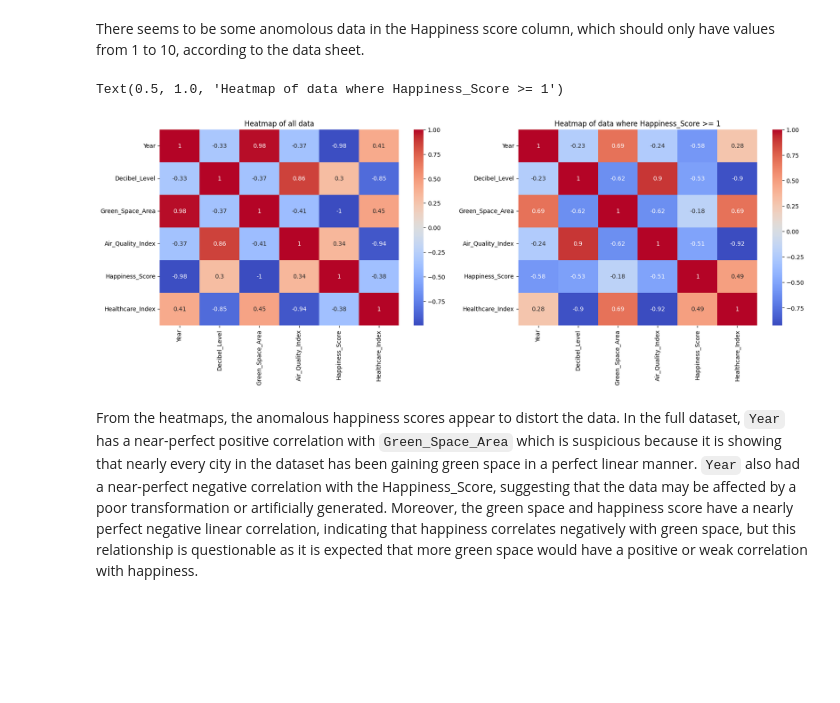
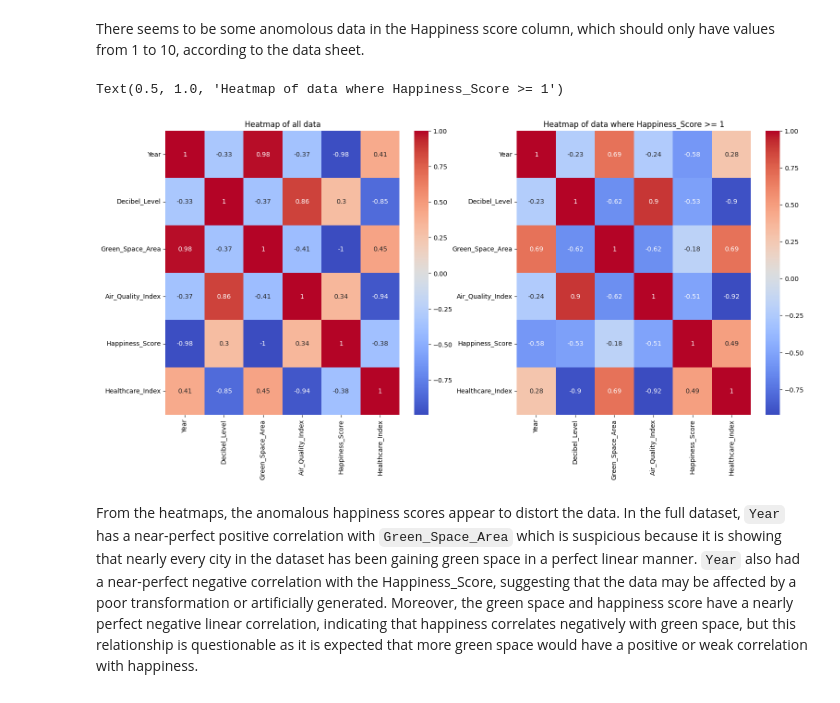
Before and after one commit to dudghks/cs301project, a Jupyter notebook: CS301_Project_Milestone_2.ipynb, the cells around one changed output. Drawn from its saved outputs; the diff is of its cells as text; code cells hidden in the pictures; blank space fills up the shorter version.

```diff
--- a/CS301_Project_Milestone_2.ipynb
+++ b/CS301_Project_Milestone_2.ipynb
@@ -21,8 +21,8 @@ import matplotlib.pyplot as plt
 import seaborn as sns
 import numpy as np
 
-happiness = pd.read_csv('/content/train.csv')
-cost = pd.read_csv('/content/cost-of-living_v2.csv')
+happiness = pd.read_csv('content/train.csv')
+cost = pd.read_csv('content/cost-of-living_v2.csv')
 
 happiness = happiness.drop('Cost_of_Living_Index', axis=1) # We will be calculating our own cost of living index using the cost dataset.
 # %% [markdown]
@@ -51,14 +51,17 @@ happiness.describe()
 # %% [markdown]
 There seems to be some anomolous data in the Happiness score column, which should only have values from 1 to 10, according to the data sheet.
 # %%
-fig, ax = plt.subplots(1, 2, figsize=(20,6))
-sns.heatmap(happiness[['Year', 'Decibel_Level', 'Green_Space_Area', 'Air_Quality_Index', 'Happiness_Score', 'Healthcare_Index']].corr(), cmap="coolwarm", annot=True, ax=ax[0])
-sns.heatmap(happiness[['Year', 'Decibel_Level', 'Green_Space_Area', 'Air_Quality_Index', 'Happiness_Score', 'Healthcare_Index']][happiness['Happiness_Score'] >= 1].corr(), cmap="coolwarm", annot=True, ax=ax[1])
+fig, ax = plt.subplots(1, 2, figsize=(18,8))
+cols = ['Year', 'Decibel_Level', 'Green_Space_Area', 'Air_Quality_Index', 'Happiness_Score', 'Healthcare_Index']
+
+sns.heatmap(happiness[cols].corr(), cmap="coolwarm", annot=True, ax=ax[0])
+sns.heatmap(happiness[cols][happiness['Happiness_Score'] >= 1].corr(), cmap="coolwarm", annot=True, ax=ax[1])
+
 ax[0].set_title('Heatmap of all data')
 ax[1].set_title('Heatmap of data where Happiness_Score >= 1')
 # %% [output]
 Text(0.5, 1.0, 'Heatmap of data where Happiness_Score >= 1')
-[figure, old version]
+[figure, new version]
 # %% [markdown]
 From the heatmaps, the anomalous happiness scores appear to distort the data. In the full dataset, `Year` has a near-perfect positive correlation with `Green_Space_Area` which is suspicious because it is showing that nearly every city in the dataset has been gaining green space in a perfect linear manner. `Year` also had a near-perfect negative correlation with the Happiness_Score, suggesting that the data may be affected by a poor transformation or artificially generated. Moreover, the green space and happiness score have a nearly perfect negative linear correlation, indicating that happiness correlates negatively with green space, but this relationship is questionable as it is expected that more green space would have a positive or weak correlation with happiness.
 
```
Also changed, not shown: parts of 21 cells of this notebook, 4 other files.
